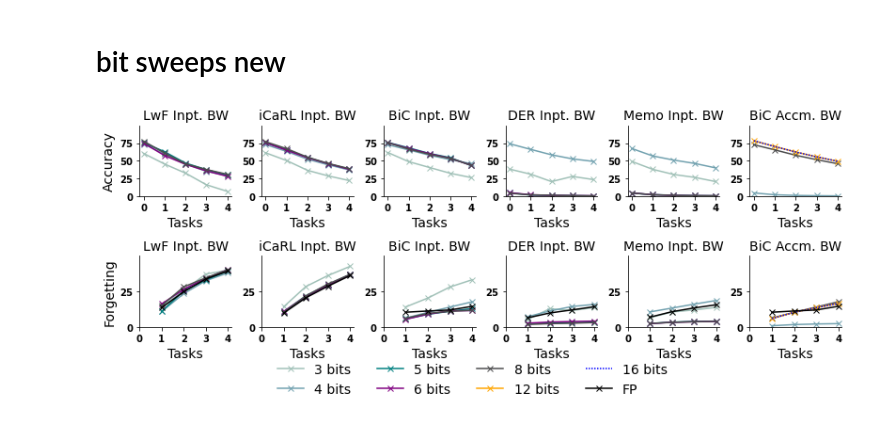
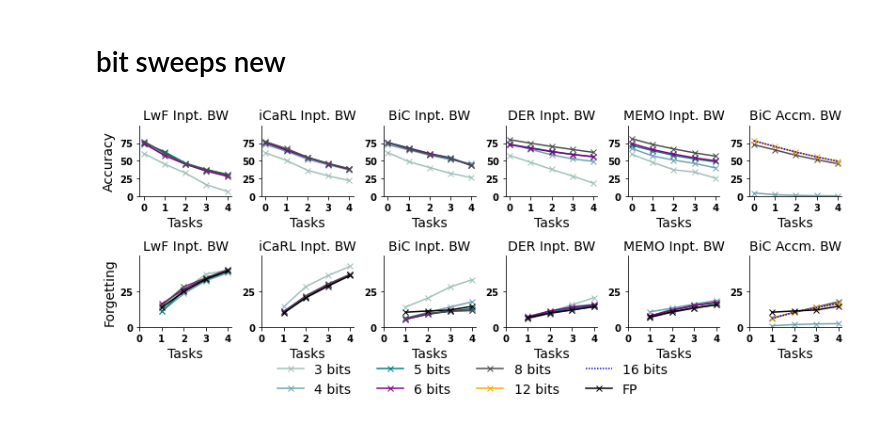
Before and after one commit to Intelligent-Microsystems-Lab/QuantizedCIL, a Jupyter notebook: figures/plotting.ipynb, the cells around one changed output. Drawn from its saved outputs; the diff is of its cells as text; code cells hidden in the pictures.

```diff
--- a/figures/plotting.ipynb
+++ b/figures/plotting.ipynb
@@ -583,17 +583,17 @@ bits_5_bic = [75.83, 68.32, 60.33, 54.48, 43.46]
 bits_6_bic = [75.53, 67.47, 60.07, 53.59, 43.76]
 bits_8_bic = [75.45, 66.60, 59.06, 53.52, 43.82]
 
-bits_3_der = [38.37, 31.326, 20.94, 28.205, 23.81]
+bits_3_der = [57.5, 48.044, 38.13, 28.712, 18.808]
 bits_4_der = [73.96, 66.1, 58.49, 52.804, 49.248]
-bits_5_der = [5.23, 2.0225, 1.52, 1.3, 0.81]
-bits_6_der = [5.48, 2.512, 1.67, 1.328, 1.134]
-bits_8_der = [4.54, 2.32, 1.892, 1.26, 0.9925]
+bits_5_der = [73.11, 68.404, 63.43, 59.09, 55.714]
+bits_6_der = [72.72, 67.578, 62.928, 58.984, 55.98] # TODO
+bits_8_der = [79.68, 74.762, 70.174, 65.944, 61.966]
 
-bits_3_memo = [49.19, 38.144, 30.964, 26.914, 21.058]
+bits_3_memo = [59.25, 48.016, 37.478, 34.354, 25.816]
 bits_4_memo = [67.33, 56.91, 51.124, 46.468, 40.25]
-bits_5_memo = [4.86, 2.6, 1.835, 1.25, 1]
-bits_6_memo = [5.05, 2.624, 1.632, 1.198, 1.008]
-bits_8_memo = [5.00, 2.5, 1.67, 1.25, 1.12]
+bits_5_memo = [71.67, 64.344, 57.696, 52.75, 48.67]
+bits_6_memo = [74.18, 65.824, 59.528, 54.254, 50.172] # TODO
+bits_8_memo = [81.00, 73.064, 66.774, 61.26, 56.68]
 
 bits_4_bic_acc = [5.07,  2.51,  1.59,  1.19,  0.94]
 bits_8_bic_acc = [72.64,  65.43,  57.93,  51.71,  46.07]
@@ -618,17 +618,17 @@ bits_5_bic_forg = [None, 5.66, 8.93, 11.08, 12.94]
 bits_6_bic_forg = [None, 5.41, 9.04, 11.38, 11.54]
 bits_8_bic_forg = [None, 6.17, 9.61, 11.00, 11.76]
 
-bits_3_der_forg = [None, 5.428, 12.842, 11.6175, 13.6725]
+bits_3_der_forg = [None, 7.604, 10.634, 15.546, 20.656]
 bits_4_der_forg = [None, 7.282, 11.246, 14.412, 15.878]
-bits_5_der_forg = [None, 2.645, 2.79, 3.065, 3.49]
-bits_6_der_forg = [None, 2.74, 3.498, 3.874, 4.162]
-bits_8_der_forg = [None, 1.77, 2.392, 2.6675, 3.1425]
+bits_5_der_forg = [None, 6.462, 10.24, 12.994, 14.994]
+bits_6_der_forg = [None, 7.134, 11.206, 13.918, 15.51] # TODO
+bits_8_der_forg = [None, 6.068, 9.5, 11.986, 14.358]
 
-bits_3_memo_forg = [None, 6.518, 10.542, 12.008, 13.776]
+bits_3_memo_forg = [None, 6.962, 13.202, 13.302, 16.616]
 bits_4_memo_forg = [None, 10.586, 13.308, 16.052, 18.64]
-bits_5_memo_forg = [None, 2.5375, 3.425, 3.9425, 4.1525]
-bits_6_memo_forg = [None, 2.392, 3.326, 3.698, 3.906]
-bits_8_memo_forg = [None, 2.5, 3.33, 3.75, 4]
+bits_5_memo_forg = [None, 7.572, 12.008, 15.09, 17.238]
+bits_6_memo_forg = [None, 7.798, 11.792, 15.186, 17.36] # TODO
+bits_8_memo_forg = [None, 6.764, 10.332, 13.23, 15.548]
 
 bits_4_bic_acc_forg = [None, 0.9083333333, 1.727777778, 2.145833333, 2.4]
 bits_8_bic_acc_forg = [None, 6.28, 10.29, 14.01, 17.69]
@@ -2045,7 +2045,7 @@ axes[0,4].plot(np.arange(len(bits_6_memo)), bits_6_memo,
 axes[0,4].plot(np.arange(len(bits_8_memo)), bits_8_memo,
                 label='8 bits', color=colors[5], marker='x',
                 linewidth=linewidth)
-axes[0,4].set_title('Memo Inpt. BW', fontsize=fontsize)
+axes[0,4].set_title('MEMO Inpt. BW', fontsize=fontsize)
 axes[0,4].set_xlabel('Tasks', fontsize=fontsize)
 axes[0,4].set_xticks(range(len(bits_8_bic)))
 axes[0,4].set_yticks([0, 25, 50, 75])
@@ -2180,7 +2180,7 @@ axes[1,4].plot(np.arange(len(bits_8_memo_forg)), bits_8_memo_forg,
 axes[1,4].plot(np.arange(len(cifar_fp_memo_cnn_forgetting)), cifar_fp_memo_cnn_forgetting,
                 label='FP', color="black", marker='x',
                 linewidth=linewidth)
-axes[1,4].set_title('Memo Inpt. BW', fontsize=fontsize)
+axes[1,4].set_title('MEMO Inpt. BW', fontsize=fontsize)
 axes[1,4].set_xlabel('Tasks', fontsize=fontsize)
 axes[1,4].set_xticks(range(len(bits_8_bic_forg)))
 axes[1,4].set_yticks([0, 25])
@@ -2228,34 +2228,34 @@ legend_elements = [Line2D([0], [0], color=colors[1], lw=linewidth,
 
 
 fig.legend(handles = legend_elements, loc='upper center', bbox_to_anchor=(0.5, 0.07),
              ncol=4, fontsize=fontsize,  frameon=False)
 
 
 
 for i, axs in enumerate(axes):
     for ax in axs:
         for tick in ax.xaxis.get_major_ticks():
             tick.label1.set_fontweight('bold')
         for tick in ax.yaxis.get_major_ticks():
             tick.label1.set_fontweight('bold')
         ax.spines['top'].set_visible(False)
         ax.spines['right'].set_visible(False)
         [label.set_fontweight('bold') for label in ax.get_yticklabels()]
         if i == 0:
             ax.set_ylim(ymin=0, ymax=100)
         else:
             ax.set_ylim(ymin=0, ymax=50)
 
 
 plt.tight_layout()
 
 # save fig
 fig.savefig('bit_sweep_colla.png', dpi=300, bbox_inches='tight')
 fig.savefig('bit_sweep_colla.pdf', dpi=300, bbox_inches='tight')
 
 plt.show()
 # %% [output]
-[figure, old version]
+[figure, new version]
 # %%
 fig, axes = plt.subplots(3, 5, figsize=(15, 8)) #(FigWidth, 2.5)
 
```
Also changed, not shown: parts of 12 cells of this notebook, 2 other files.
